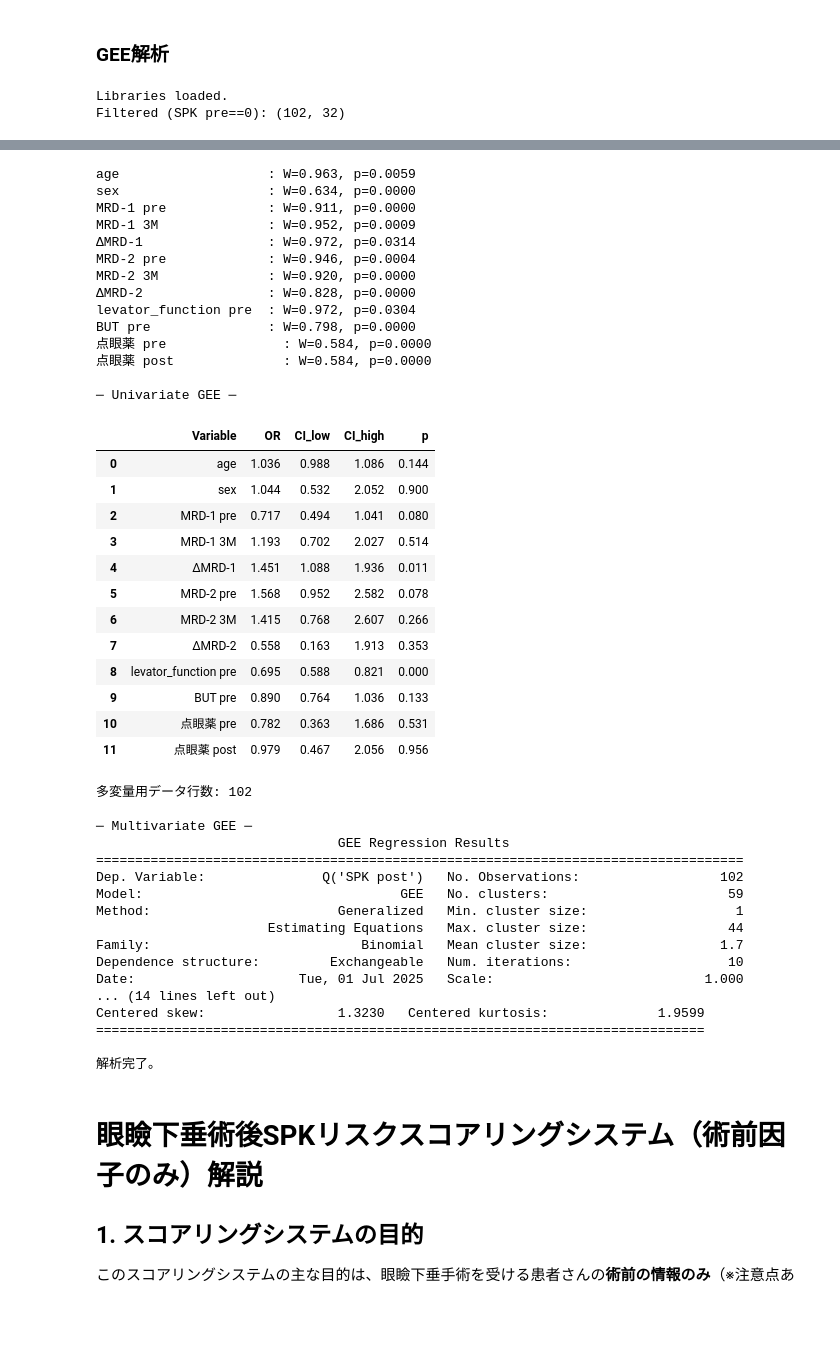
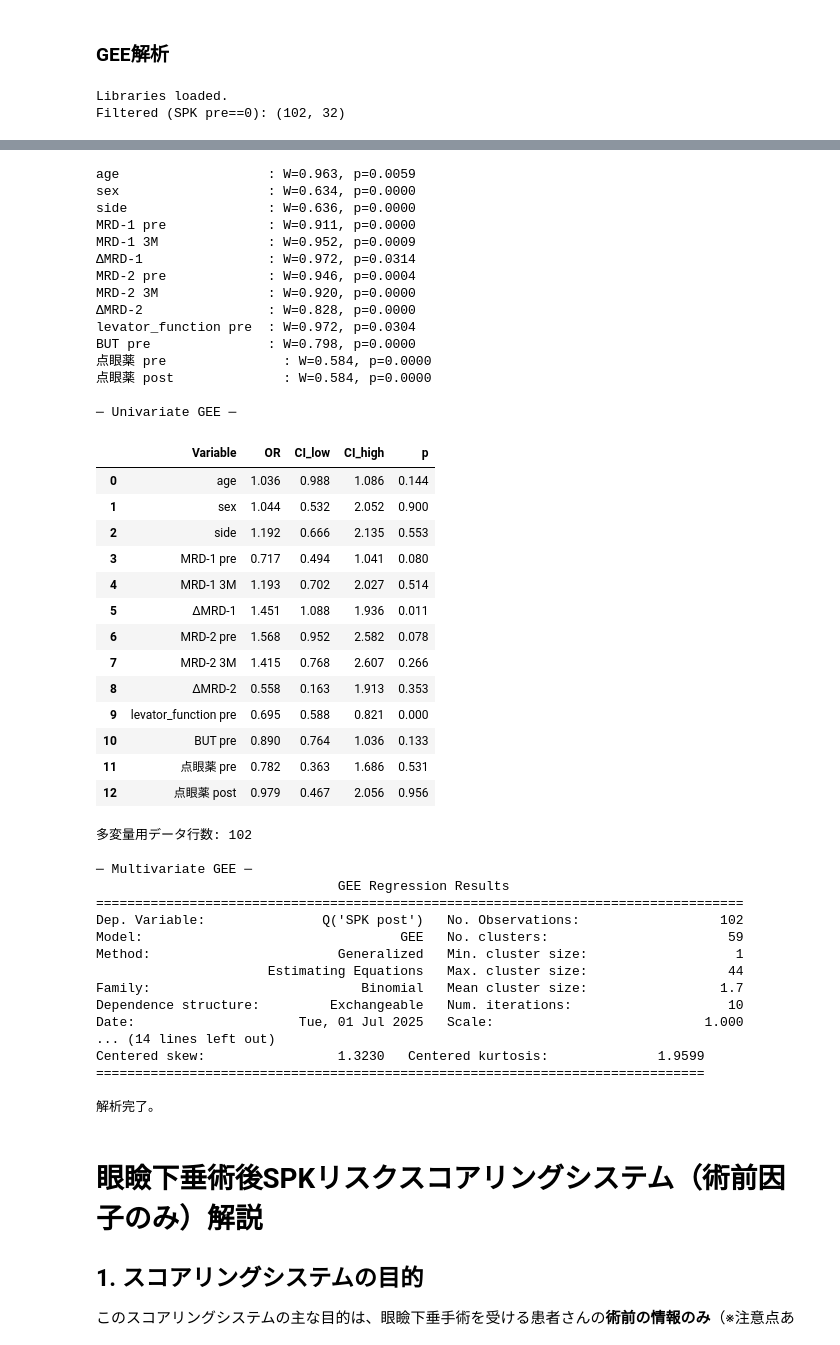
Before and after one commit to ykitaguchi77/statistics_for_articles, a Jupyter notebook: Blepharoptosis_dryeye_20250701.ipynb, the cells around one changed output, grey strips where cells are left out. Drawn from its saved outputs; the diff is of its cells as text; code cells hidden in the pictures; blank space fills up the shorter version.

```diff
--- a/Blepharoptosis_dryeye_20250701.ipynb
+++ b/Blepharoptosis_dryeye_20250701.ipynb
@@ -643,7 +643,7 @@ print("Filtered (SPK pre==0):", df.shape)
 # ★ ここで単変量候補と多変量投入変数を自由に編集 ★
 # -----------------------------------------------------------------------
 CANDIDATES = [
-    "age", SEX_COL,                           # 単変量に回すフルセット
+    "age", SEX_COL, "side",                           # 単変量に回すフルセット
     "MRD-1 pre", "MRD-1 3M", "ΔMRD-1",
     "MRD-2 pre", "MRD-2 3M", "ΔMRD-2",
     "levator_function pre", "BUT pre",
@@ -651,7 +651,7 @@ CANDIDATES = [
 ]
 
 MULTI_VARS = [                                # 多変量に実際に入れる変数
-    "age", SEX_COL,
+    "age", SEX_COL,"side",
     "MRD-1 pre", "ΔMRD-1", "MRD-2 pre", "ΔMRD-2",
     "levator_function pre", "BUT pre",
     DRUG_PRE, DRUG_POST
@@ -714,43 +714,45 @@ Filtered (SPK pre==0): (102, 32)
 |  | count | mean | std | min | 25% | 50% | 75% | max | Missing |
 | age | 102.0 | 76.20 | 8.33 | 42.0 | 71.00 | 75.5 | 83.0 | 94.0 | 0 |
 | sex | 102.0 | 0.46 | 0.50 | 0.0 | 0.00 | 0.0 | 1.0 | 1.0 | 0 |
 | MRD-1 pre | 102.0 | 0.50 | 1.19 | -4.0 | 0.12 | 0.5 | 1.0 | 3.0 | 0 |
 | MRD-1 3M | 102.0 | 3.24 | 0.97 | 1.0 | 3.00 | 3.0 | 4.0 | 5.5 | 0 |
 | ΔMRD-1 | 102.0 | 2.74 | 1.33 | 0.0 | 2.00 | 2.5 | 3.5 | 7.0 | 0 |
 | MRD-2 pre | 102.0 | 4.86 | 0.69 | 3.0 | 4.50 | 5.0 | 5.5 | 6.5 | 0 |
 | MRD-2 3M | 102.0 | 4.87 | 0.60 | 3.5 | 4.50 | 5.0 | 5.0 | 6.0 | 0 |
 | ΔMRD-2 | 102.0 | 0.01 | 0.39 | -1.0 | 0.00 | 0.0 | 0.0 | 1.0 | 0 |
 | levator_function pre | 102.0 | 9.53 | 2.20 | 5.0 | 8.00 | 10.0 | 11.0 | 16.0 | 0 |
 | BUT pre | 102.0 | 4.57 | 2.75 | 1.0 | 3.00 | 3.0 | 5.0 | 10.0 | 0 |
 | 点眼薬 pre | 102.0 | 0.31 | 0.47 | 0.0 | 0.00 | 0.0 | 1.0 | 1.0 | 0 |
 | 点眼薬 post | 102.0 | 0.31 | 0.47 | 0.0 | 0.00 | 0.0 | 1.0 | 1.0 | 0 |
 age                   : W=0.963, p=0.0059
 sex                   : W=0.634, p=0.0000
+side                  : W=0.636, p=0.0000
 MRD-1 pre             : W=0.911, p=0.0000
 MRD-1 3M              : W=0.952, p=0.0009
 ΔMRD-1                : W=0.972, p=0.0314
 MRD-2 pre             : W=0.946, p=0.0004
 MRD-2 3M              : W=0.920, p=0.0000
 ΔMRD-2                : W=0.828, p=0.0000
 levator_function pre  : W=0.972, p=0.0304
 BUT pre               : W=0.798, p=0.0000
 点眼薬 pre               : W=0.584, p=0.0000
 点眼薬 post              : W=0.584, p=0.0000
 
 ─ Univariate GEE ─
 |  | Variable | OR | CI_low | CI_high | p |
 | 0 | age | 1.036 | 0.988 | 1.086 | 0.144 |
 | 1 | sex | 1.044 | 0.532 | 2.052 | 0.900 |
-| 2 | MRD-1 pre | 0.717 | 0.494 | 1.041 | 0.080 |
-| 3 | MRD-1 3M | 1.193 | 0.702 | 2.027 | 0.514 |
-| 4 | ΔMRD-1 | 1.451 | 1.088 | 1.936 | 0.011 |
-| 5 | MRD-2 pre | 1.568 | 0.952 | 2.582 | 0.078 |
-| 6 | MRD-2 3M | 1.415 | 0.768 | 2.607 | 0.266 |
-| 7 | ΔMRD-2 | 0.558 | 0.163 | 1.913 | 0.353 |
-| 8 | levator_function pre | 0.695 | 0.588 | 0.821 | 0.000 |
-| 9 | BUT pre | 0.890 | 0.764 | 1.036 | 0.133 |
-| 10 | 点眼薬 pre | 0.782 | 0.363 | 1.686 | 0.531 |
-| 11 | 点眼薬 post | 0.979 | 0.467 | 2.056 | 0.956 |
+| 2 | side | 1.192 | 0.666 | 2.135 | 0.553 |
+| 3 | MRD-1 pre | 0.717 | 0.494 | 1.041 | 0.080 |
+| 4 | MRD-1 3M | 1.193 | 0.702 | 2.027 | 0.514 |
+| 5 | ΔMRD-1 | 1.451 | 1.088 | 1.936 | 0.011 |
+| 6 | MRD-2 pre | 1.568 | 0.952 | 2.582 | 0.078 |
+| 7 | MRD-2 3M | 1.415 | 0.768 | 2.607 | 0.266 |
+| 8 | ΔMRD-2 | 0.558 | 0.163 | 1.913 | 0.353 |
+| 9 | levator_function pre | 0.695 | 0.588 | 0.821 | 0.000 |
+| 10 | BUT pre | 0.890 | 0.764 | 1.036 | 0.133 |
+| 11 | 点眼薬 pre | 0.782 | 0.363 | 1.686 | 0.531 |
+| 12 | 点眼薬 post | 0.979 | 0.467 | 2.056 | 0.956 |
 多変量用データ行数: 102
 
 ─ Multivariate GEE ─
```
